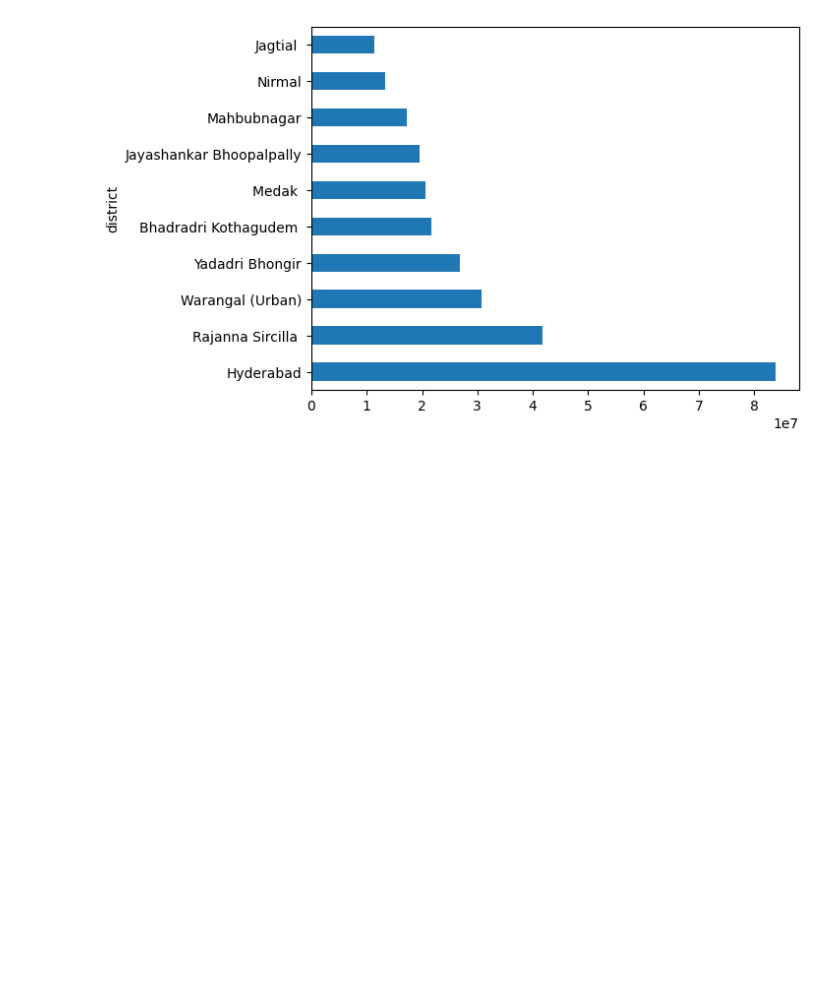
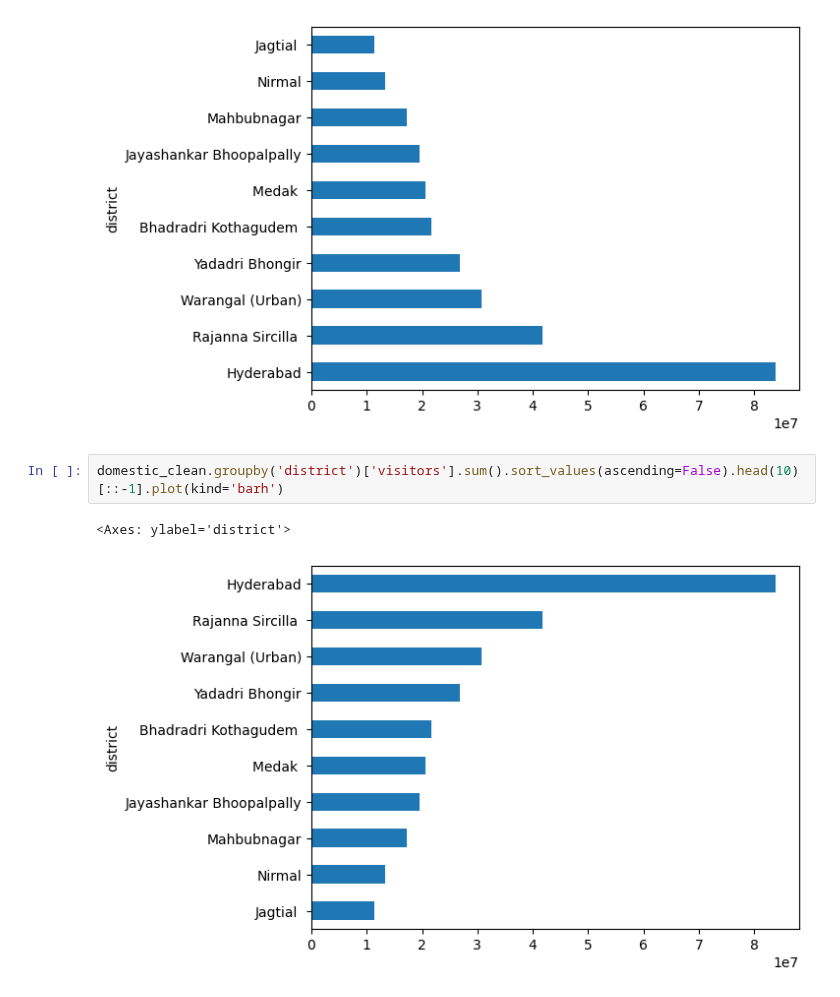
Before and after one commit to sourabhms66/Tourism_Revenue, a Jupyter notebook: codes.ipynb, the cells around one changed output. Saved outputs shown, nothing was run; the diff lists cells and outputs as text; blank space fills up the shorter version.

```diff
--- a/codes.ipynb
+++ b/codes.ipynb
@@ -224,3 +224,8 @@ domestic_clean.groupby('district')['visitors'].sum().sort_values(ascending=False
 # %% [output]
 <Axes: ylabel='district'>
 [figure]
+# %%
+domestic_clean.groupby('district')['visitors'].sum().sort_values(ascending=False).head(10)[::-1].plot(kind='barh')
+# %% [output]
+<Axes: ylabel='district'>
+[figure, added]
```
